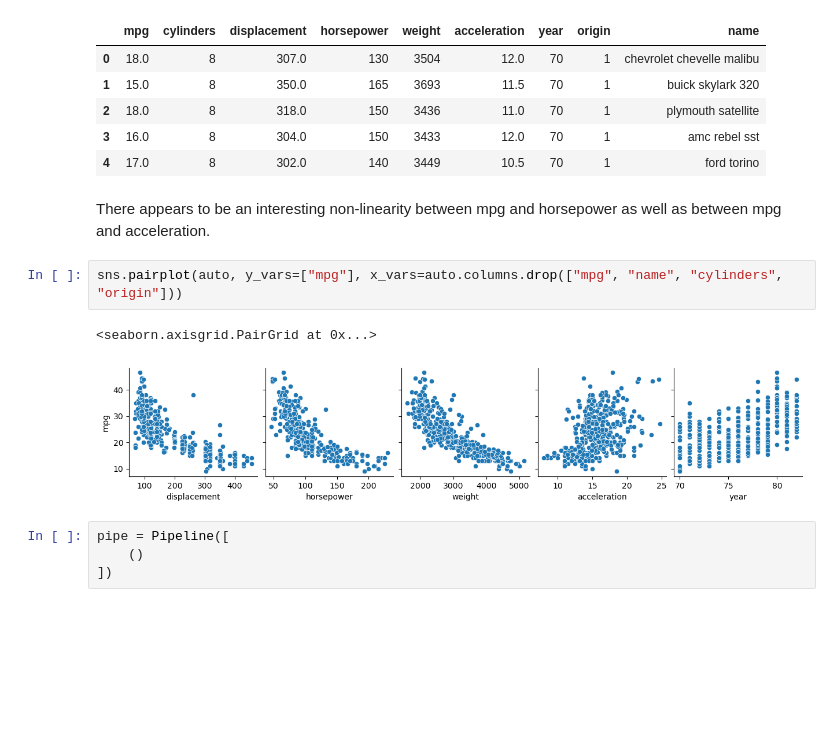
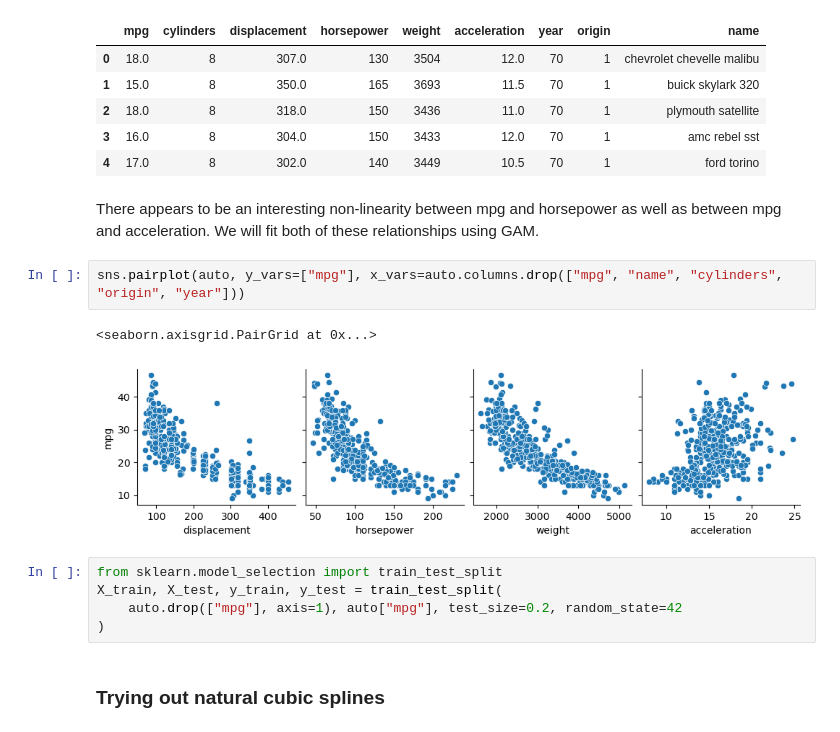
Before and after one commit to Tegelstenen/Introduction-to-Statistical-Learning, a Jupyter notebook: Ch7/solutionsToApplied.ipynb, the cells around one changed output. Drawn from its saved outputs; the diff is of its cells as text; blank space fills up the shorter version.

```diff
--- a/Ch7/solutionsToApplied.ipynb
+++ b/Ch7/solutionsToApplied.ipynb
@@ -142,13 +143,16 @@ auto.head()
 | 3 | 16.0 | 8 | 304.0 | 150 | 3433 | 12.0 | 70 | 1 | amc rebel sst |
 | 4 | 17.0 | 8 | 302.0 | 140 | 3449 | 10.5 | 70 | 1 | ford torino |
 # %% [markdown]
-There appears to be an interesting non-linearity between mpg and horsepower as well as between mpg and acceleration.
+There appears to be an interesting non-linearity between mpg and horsepower as well as between mpg and acceleration. We will fit both of these relationships using GAM.
 # %%
-sns.pairplot(auto, y_vars=["mpg"], x_vars=auto.columns.drop(["mpg", "name", "cylinders", "origin"]))
+sns.pairplot(auto, y_vars=["mpg"], x_vars=auto.columns.drop(["mpg", "name", "cylinders", "origin", "year"]))
 # %% [output]
 <seaborn.axisgrid.PairGrid at 0x...>
-[figure, old version]
+[figure, new version]
-# %%
-pipe = Pipeline([
-    ()
-])
+# %%
+from sklearn.model_selection import train_test_split
+X_train, X_test, y_train, y_test = train_test_split(
+    auto.drop(["mpg"], axis=1), auto["mpg"], test_size=0.2, random_state=42
+)
+# %% [markdown]
+### Trying out natural cubic splines
```
Also changed, not shown: parts of 2 cells of this notebook, 3 other files.
